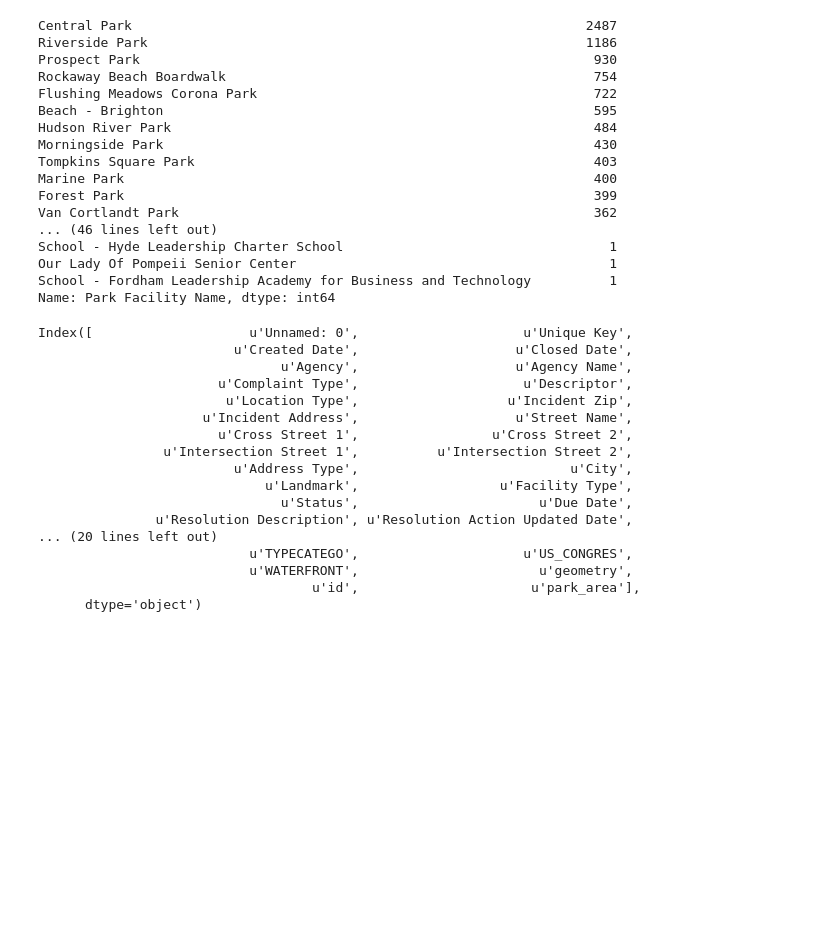
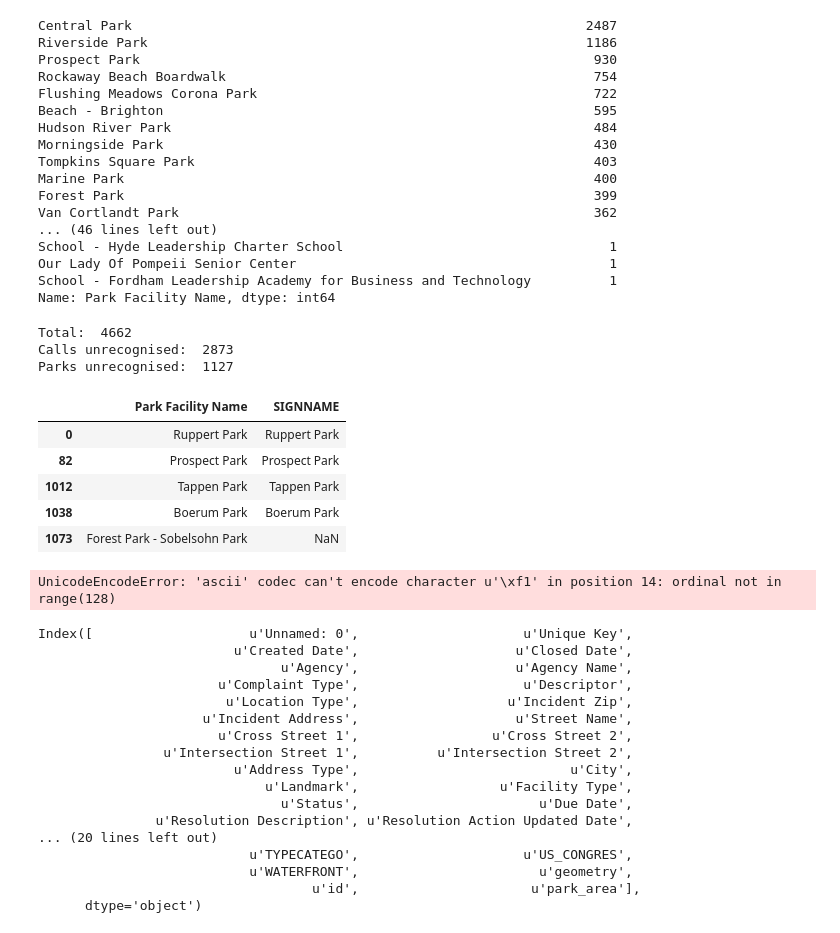
Before and after one commit to gdobler/parqa, a Jupyter notebook: 311/Park District | Locating 311 complains_WIP.ipynb, the cells around one changed output. Drawn from its saved outputs; the diff is of its cells as text; code cells hidden in the pictures; blank space fills up the shorter version.

Commit message:
extracting ontology - WIP

```diff
--- a/311/Park District | Locating 311 complains_WIP.ipynb
+++ b/311/Park District | Locating 311 complains_WIP.ipynb
@@ -129,7 +129,26 @@ Our Lady Of Pompeii Senior Center                                        1
 School - Fordham Leadership Academy for Business and Technology          1
 Name: Park Facility Name, dtype: int64
 # %%
-calls2 = calls.merge(, parks, how='left', left_on='Park Facility Name', right_on='SIGNNAME')
+onto = calls.merge( parks, how='outer', left_on='Park Facility Name', right_on='SIGNNAME')[['Park Facility Name', 'SIGNNAME']].drop_duplicates()
+# %%
+print 'Total: ', len(onto)
+print 'Calls unrecognised: ', len(onto[pd.isnull(onto.SIGNNAME)])
+print 'Parks unrecognised: ', len(onto[pd.isnull(onto['Park Facility Name'])])
+onto.head()
+# %% [output]
+Total:  4662
+Calls unrecognised:  2873
+Parks unrecognised:  1127
+|  | Park Facility Name | SIGNNAME |
+| 0 | Ruppert Park | Ruppert Park |
+| 82 | Prospect Park | Prospect Park |
+| 1012 | Tappen Park | Tappen Park |
+| 1038 | Boerum Park | Boerum Park |
+| 1073 | Forest Park - Sobelsohn Park | NaN |
+# %%
+onto.to_csv(PARQA + 'data/park_ontology.csv')
+# %% [output]
+UnicodeEncodeError: 'ascii' codec can't encode character u'\xf1' in position 14: ordinal not in range(128)
 # %%
 calls2.columns
 # %% [output]
```
